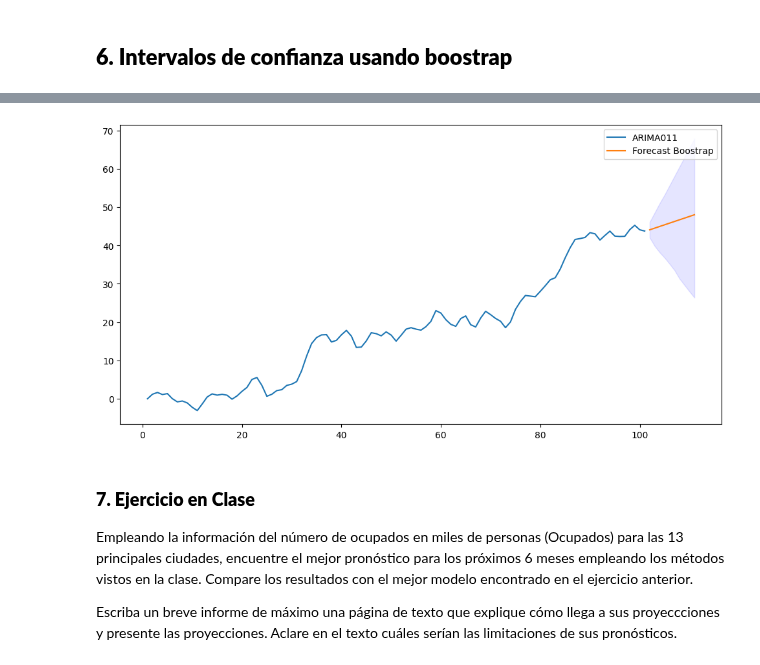
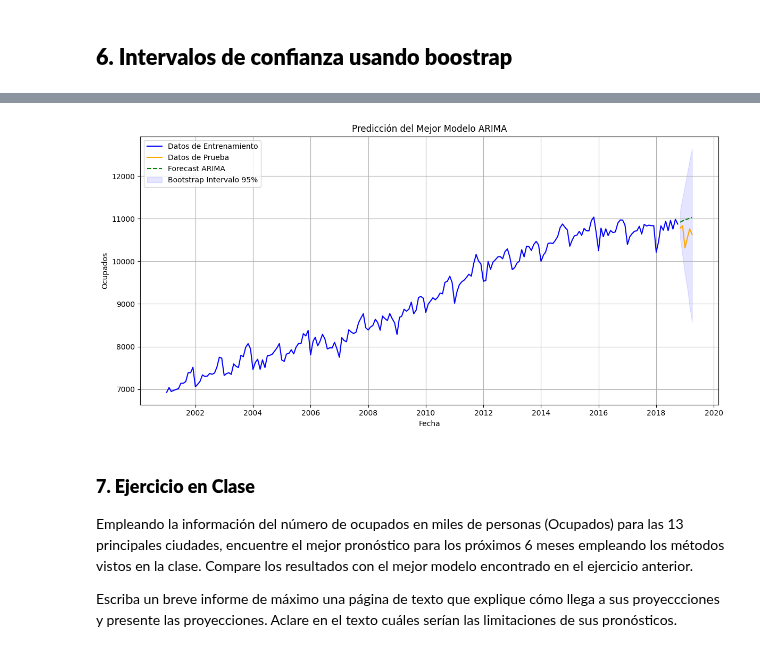
Before and after one commit to alfa7g7/Fundamentos-analitica-II, a Jupyter notebook: Clase 3/fundamentos_analítica_clase3_tarea.ipynb, the cells around one changed output, grey strips where cells are left out. Cells and saved outputs as stored; diff of their text form; code cells hidden in the pictures.

```diff
--- a/Clase 3/fundamentos_analítica_clase3_tarea.ipynb
+++ b/Clase 3/fundamentos_analítica_clase3_tarea.ipynb
@@ -436,14 +443,22 @@ preds
-# %%
-x_for= np.linspace((data.shape[0]+1),(data.shape[0]+h),h)
-
-fig = plt.figure(figsize=(12, 6))
-plt.plot(data["time"],data["ARIMA011"],label="ARIMA011")
-plt.plot(x_for,preds['Point_forecast'],label="Forecast Boostrap")
-plt.fill_between(x_for,preds['lower_95'], preds['upper_95'], color='blue', alpha=0.1)
-plt.legend()
-plt.show()
-# %% [output]
-[figure, removed]
+# %%
+# Crear un rango para el eje x de la predicción
+x_for = np.arange(len(data_train), len(data_train) + h)
+
+# Graficar los resultados
+plt.figure(figsize=(12, 6))
+plt.plot(data_train.index, data_train["Ocupados"], label="Datos de Entrenamiento", color='blue')
+plt.plot(data_test.index, data_test["Ocupados"], label="Datos de Prueba", color='orange')
+plt.plot(preds.index, preds['Point_forecast'], label="Forecast ARIMA", color='green', linestyle='--')
+plt.fill_between(preds.index, preds['lower_95'], preds['upper_95'], color='blue', alpha=0.1, label="Bootstrap Intervalo 95%")
+plt.legend(loc='upper left')  # Mover la leyenda a la parte superior izquierda
+plt.title('Predicción del Mejor Modelo ARIMA')
+plt.xlabel('Fecha')
+plt.ylabel('Ocupados')
+plt.grid(True)
+plt.tight_layout()  # Ajustar el diseño para evitar recortes
+plt.show()
+# %% [output]
+[figure, added]
 # %% [markdown]
 ### **7. Ejercicio en Clase**
 
```
Also changed, not shown: parts of 2 cells of this notebook.
